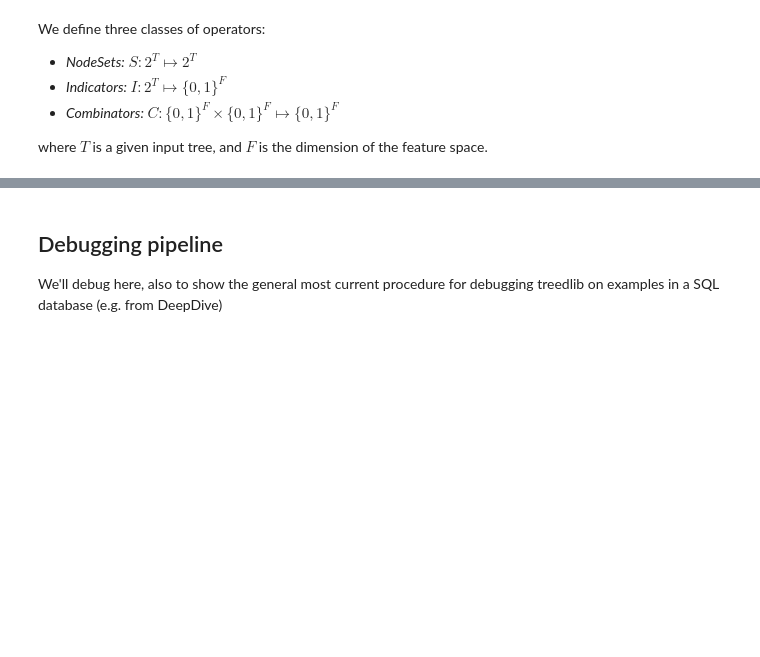
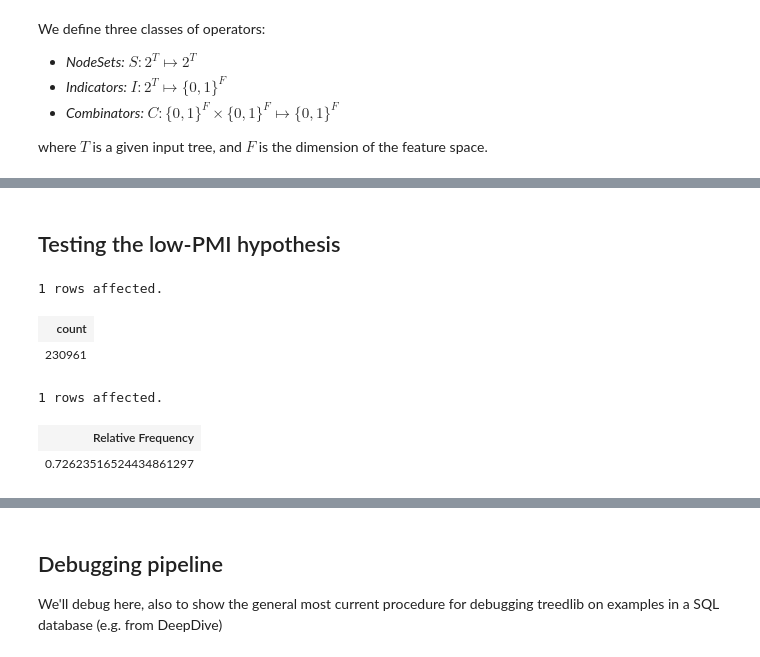
Before and after one commit to HazyResearch/treedlib, a Jupyter notebook: treedlib.ipynb, the cells around one changed output, grey strips where cells are left out. Drawn from its saved outputs; the diff is of its cells as text; code cells hidden in the pictures; blank space fills up the shorter version.

```diff
--- a/treedlib.ipynb
+++ b/treedlib.ipynb
@@ -75,0 +228,23 @@ Indicator(Parent(Between(Mention(0), Mention(1))), 'word').print_apply(xt.root,
+# %% [markdown]
+## Testing the low-PMI hypothesis
+# %%
+%%sql
+SELECT COUNT(*) FROM (
+    SELECT gc.doc_id, gc.section_id, gc.sent_id
+    FROM genepheno_causation gc
+    GROUP BY gc.doc_id, gc.section_id, gc.sent_id) AS f;
+# %% [output]
+1 rows affected.
+| count |
+| 230961 |
+# %%
+%%sql
+SELECT COUNT(*) / 230961.0 AS "Relative Frequency"
+FROM sentences_input
+WHERE
+    doc_id || section_id || sent_id IN (SELECT doc_id || section_id || sent_id FROM genepheno_causation)
+    AND words LIKE '%the%';
+# %% [output]
+1 rows affected.
+| Relative Frequency |
+| 0.72623516524434861297 |
```
Also changed, not shown: parts of 21 cells of this notebook.
